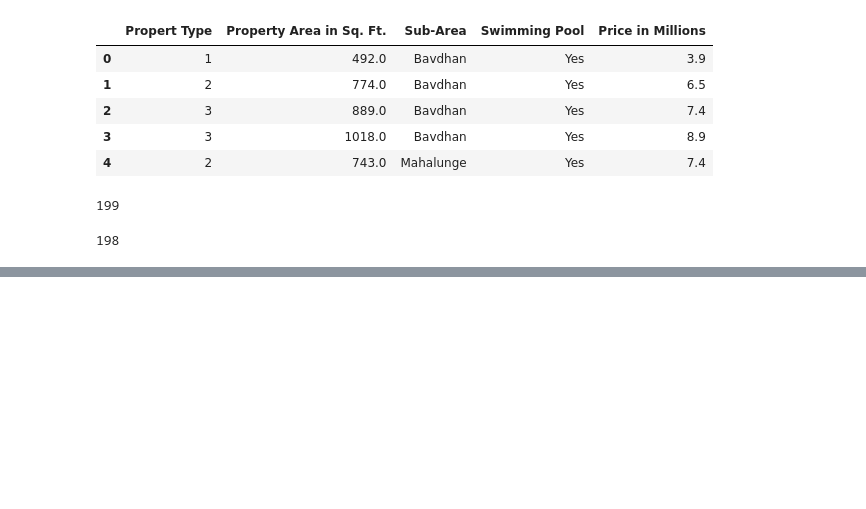
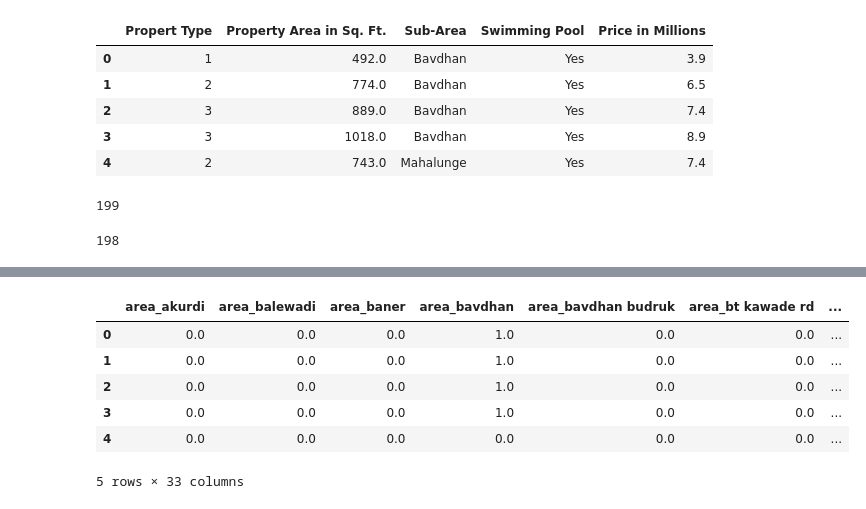
Before and after one commit to olivertepper/neuronet_from_scratch, a Jupyter notebook: neural_net.ipynb, the cells around one changed output, grey strips where cells are left out. Drawn from its saved outputs; the diff is of its cells as text; code cells hidden in the pictures; blank space fills up the shorter version.

```diff
--- a/neural_net.ipynb
+++ b/neural_net.ipynb
@@ -17,5 +6,5 @@ please provide us feedback at https://github.com/pandas-dev/pandas/issues/54466
 # %%
-df = pd.read_excel("Input\Real_Estate_Data.xlsx")
+df = pd.read_excel("Input/Real_Estate_Data.xlsx")
 # %%
 df.head()
 # %% [output]
@@ -114,0 +116,3 @@ len(df_selection)
+# %%
+df_selection['Sub-Area'] = df_selection['Sub-Area'].str.lower().str.strip()
+df_selection['Sub-Area'].unique()
@@ -114,0 +127,11 @@ len(df_selection)
+# %%
+area_encoded = pd.get_dummies(df_selection['Sub-Area'], prefix='area', dtype='float64')
+area_encoded.head()
+# %% [output]
+|  | area_akurdi | area_balewadi | area_baner | area_bavdhan | area_bavdhan budruk | area_bt kawade rd | ... |
+| 0 | 0.0 | 0.0 | 0.0 | 1.0 | 0.0 | 0.0 | ... |
+| 1 | 0.0 | 0.0 | 0.0 | 1.0 | 0.0 | 0.0 | ... |
+| 2 | 0.0 | 0.0 | 0.0 | 1.0 | 0.0 | 0.0 | ... |
+| 3 | 0.0 | 0.0 | 0.0 | 1.0 | 0.0 | 0.0 | ... |
+| 4 | 0.0 | 0.0 | 0.0 | 0.0 | 0.0 | 0.0 | ... |
+5 rows × 33 columns
```
Also changed, not shown: parts of 33 cells of this notebook, 3 other files.
